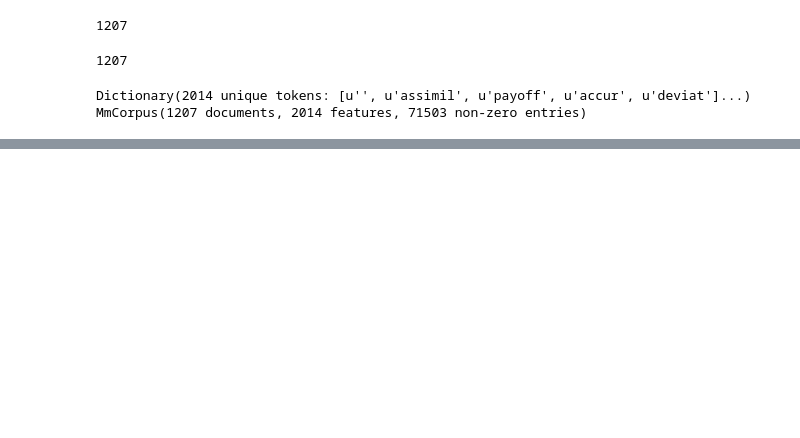
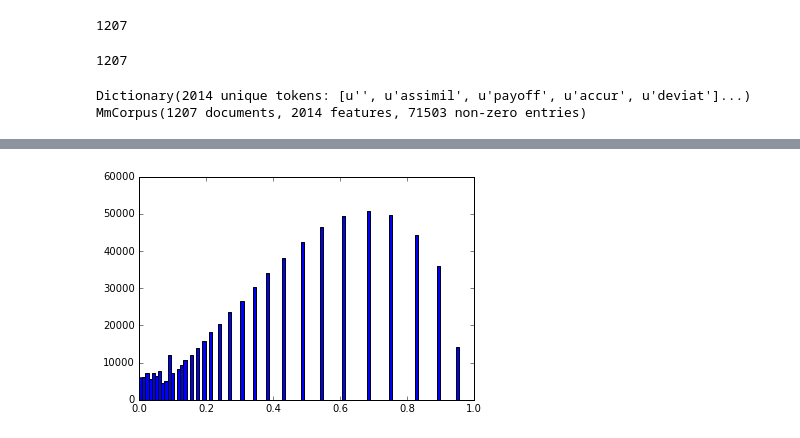
Before and after one commit to Moqri/KnowledgeMap, a Jupyter notebook: analysis/lsa.ipynb, the cells around one changed output, grey strips where cells are left out. Saved outputs shown, nothing was run; the diff lists cells and outputs as text; code cells hidden in the pictures; blank space fills up the shorter version.

```diff
--- a/analysis/lsa.ipynb
+++ b/analysis/lsa.ipynb
@@ -131,0 +135,7 @@ len(keywords)
+# %%
+cdf=np.cumsum(hist[0]/len(l))
+# %%
+df['p']=df.weight*100
+df['p']=df.p.round()
+df['p']=1-cdf[df.p]
+df
@@ -131,0 +161,6 @@ len(keywords)
+# %%
+l=df.p
+binwidth=.01
+hist=plt.hist(l,101 )
+# %% [output]
+[figure, added]
```
Also changed, not shown: parts of 6 cells of this notebook, 2 other files.
